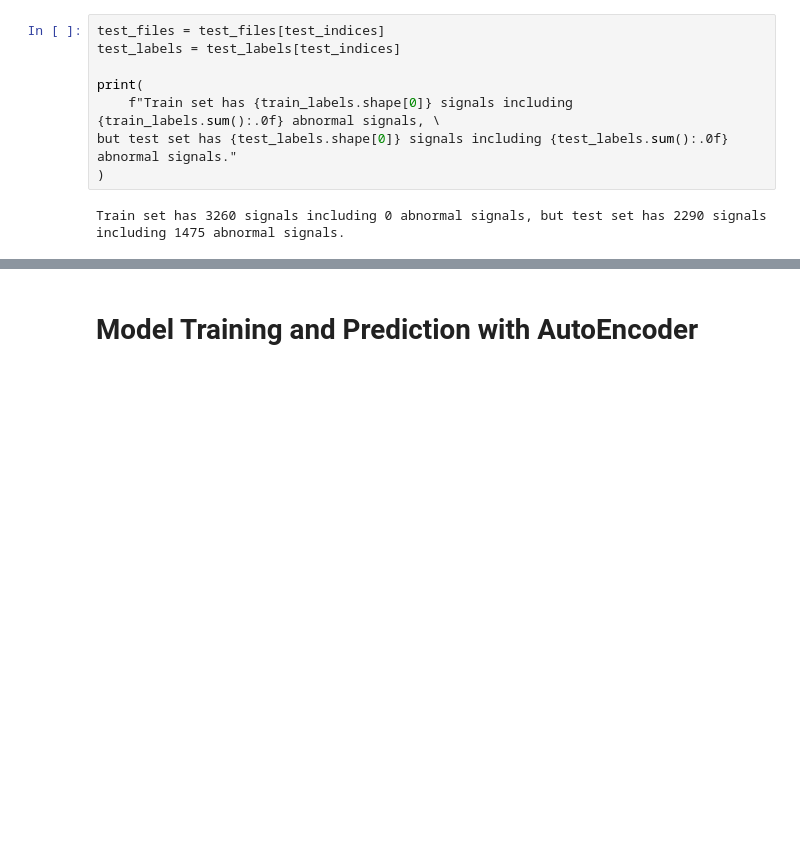
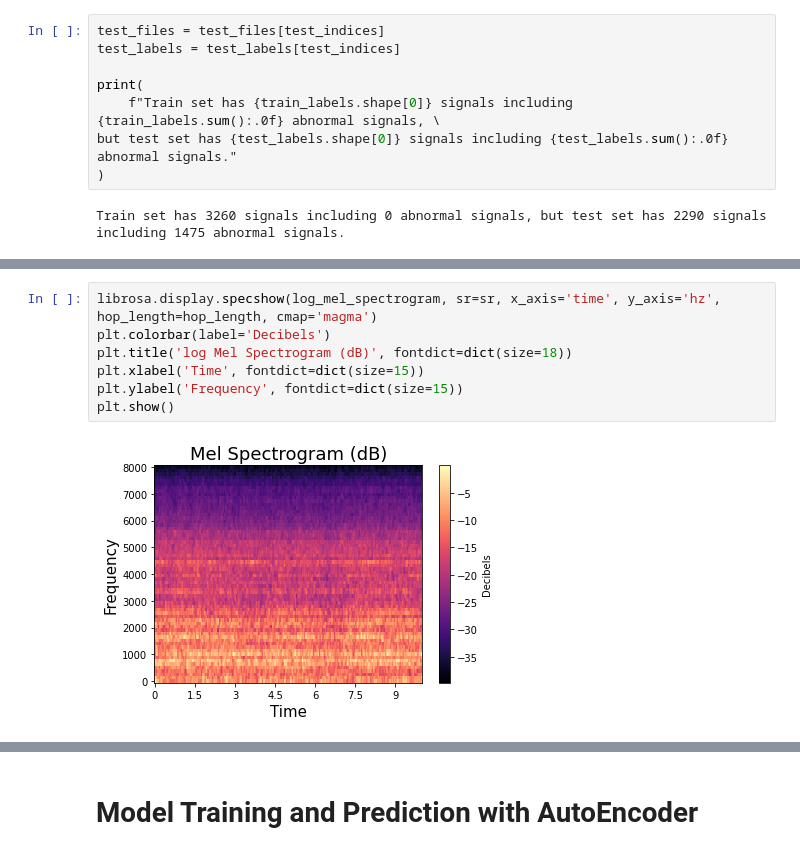
Before and after one commit to krzysiekniburski/SWA, a Jupyter notebook: notebooks/ASD/modeling_with_ae.ipynb, the cells around one changed output, grey strips where cells are left out. Drawn from its saved outputs; the diff is of its cells as text; blank space fills up the shorter version.

```diff
--- a/notebooks/ASD/modeling_with_ae.ipynb
+++ b/notebooks/ASD/modeling_with_ae.ipynb
@@ -239,0 +285,9 @@ Train data has a (1007340, 320) shape.
+# %%
+librosa.display.specshow(log_mel_spectrogram, sr=sr, x_axis='time', y_axis='hz', hop_length=hop_length, cmap='magma')
+plt.colorbar(label='Decibels')
+plt.title('log Mel Spectrogram (dB)', fontdict=dict(size=18))
+plt.xlabel('Time', fontdict=dict(size=15))
+plt.ylabel('Frequency', fontdict=dict(size=15))
+plt.show()
+# %% [output]
+[figure, added]
```
Also changed, not shown: parts of 25 cells of this notebook, 3 other files.
